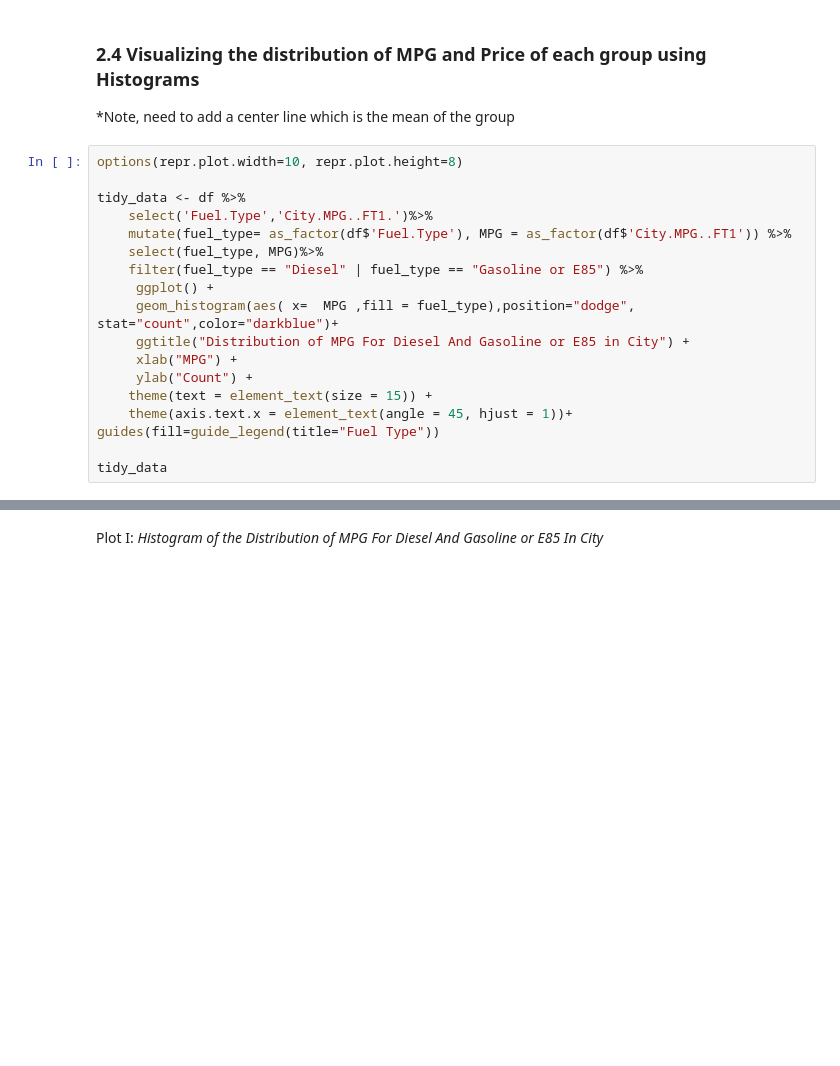
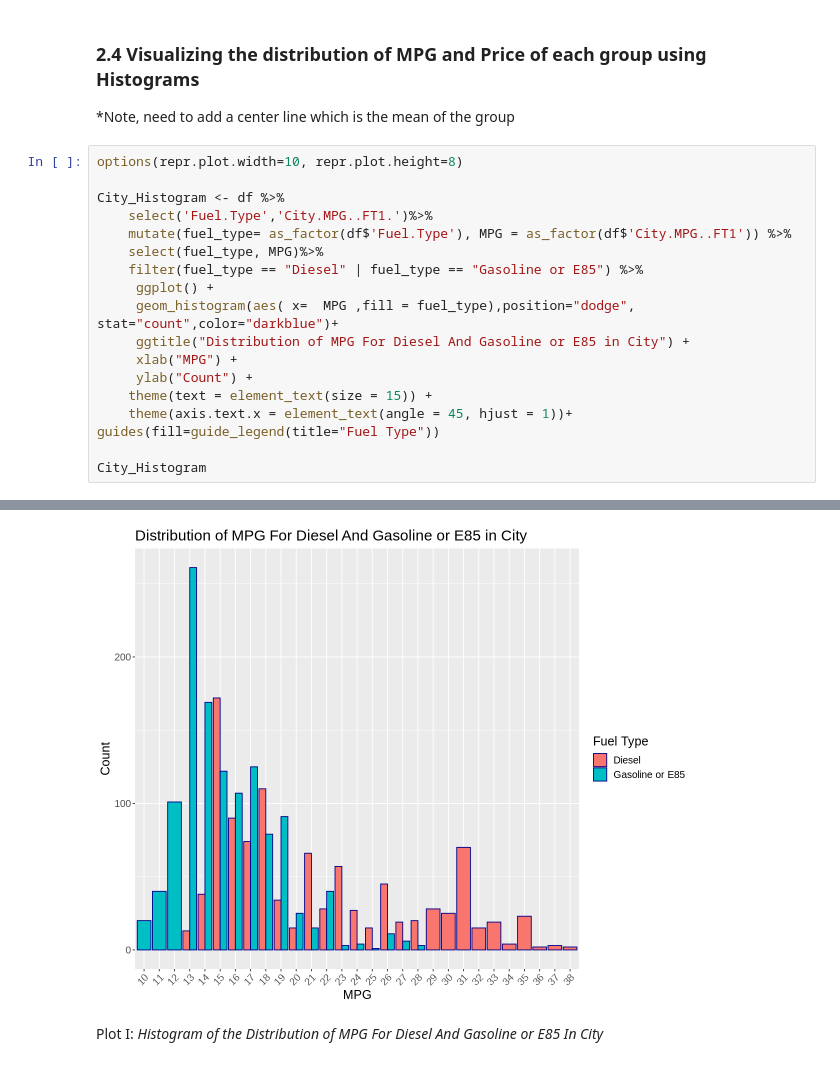
Before and after one commit to Zibo-S/STAT201_GP_7, a Jupyter notebook: fuel_project_final_report_draft1.ipynb, the cells around one changed output, grey strips where cells are left out. Drawn from its saved outputs; the diff is of its cells as text; blank space fills up the shorter version.

```diff
--- a/fuel_project_final_report_draft1.ipynb
+++ b/fuel_project_final_report_draft1.ipynb
@@ -146,7 +183,7 @@ summary_IQR
 # %%
 options(repr.plot.width=10, repr.plot.height=8)
 
-tidy_data <- df %>%
+City_Histogram <- df %>%
     select('Fuel.Type','City.MPG..FT1.')%>%
     mutate(fuel_type= as_factor(df$'Fuel.Type'), MPG = as_factor(df$'City.MPG..FT1')) %>%
     select(fuel_type, MPG)%>%
@@ -160,4 +197,5 @@ tidy_data <- df %>%
     theme(axis.text.x = element_text(angle = 45, hjust = 1))+
 guides(fill=guide_legend(title="Fuel Type"))
 
-tidy_data
+City_Histogram
+# %% [output]
@@ -164,3 +204,4 @@ tidy_data
+[figure, added]
 # %% [markdown]
 Plot I: *Histogram of the Distribution of MPG For Diesel And Gasoline or E85 In City*
 # %%
```
Also changed, not shown: parts of 9 cells of this notebook.
